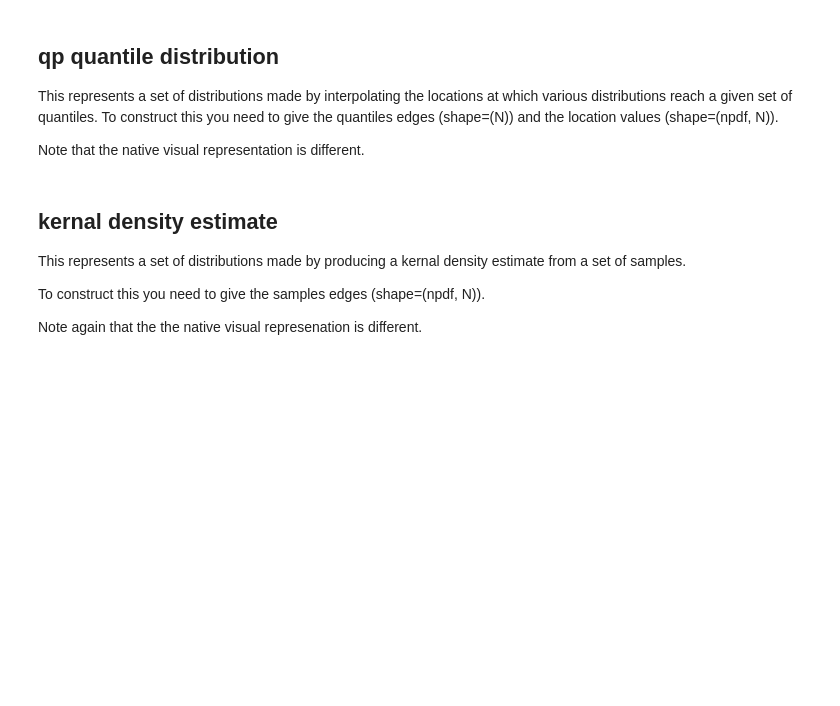
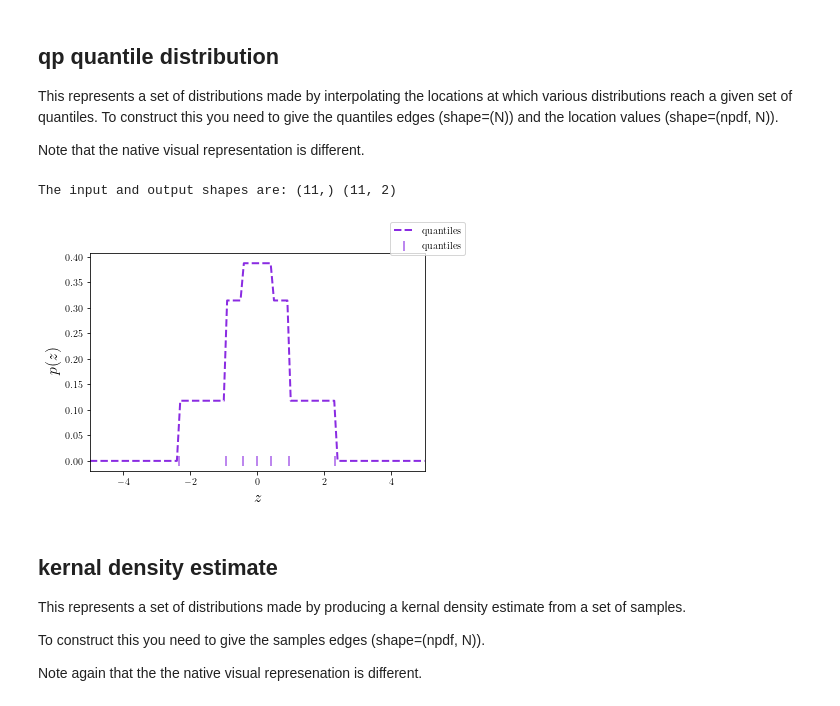
Before and after one commit to aimalz/qp, a Jupyter notebook: docs/notebooks/demo.ipynb, the cells around one changed output. Saved outputs shown, nothing was run; the diff lists cells and outputs as text; code cells hidden in the pictures; blank space fills up the shorter version.

```diff
--- a/docs/notebooks/demo.ipynb
+++ b/docs/notebooks/demo.ipynb
@@ -144,12 +199,15 @@ Note that the native visual representation is different.
 # %%
 quants = np.linspace(0.01, 0.99, 7)
 locs = norm_pdf.ppf(quants)
 quant_pdf = qp.quant(quants=quants, locs=locs)
-quant_vals = quant_pdf.pdf(xvals)
+quant_vals = quant_pdf.pdf(np.expand_dims(xvals, -1))
 print("The input and output shapes are:", xvals.shape, quant_vals.shape)
 quant_pdf1 = qp.quant(quants=np.atleast_1d(quants), locs=np.atleast_2d(locs[0]))
 fig, axes = qp.qp_plot_native(quant_pdf1, xlim=(-5., 5.), label="quantiles")
 leg = fig.legend()
+# %% [output]
+The input and output shapes are: (11,) (11, 2)
+[figure, added]
 # %% [markdown]
 ## kernal density estimate
 
```
Also changed, not shown: parts of 16 cells of this notebook, 4 other files.
